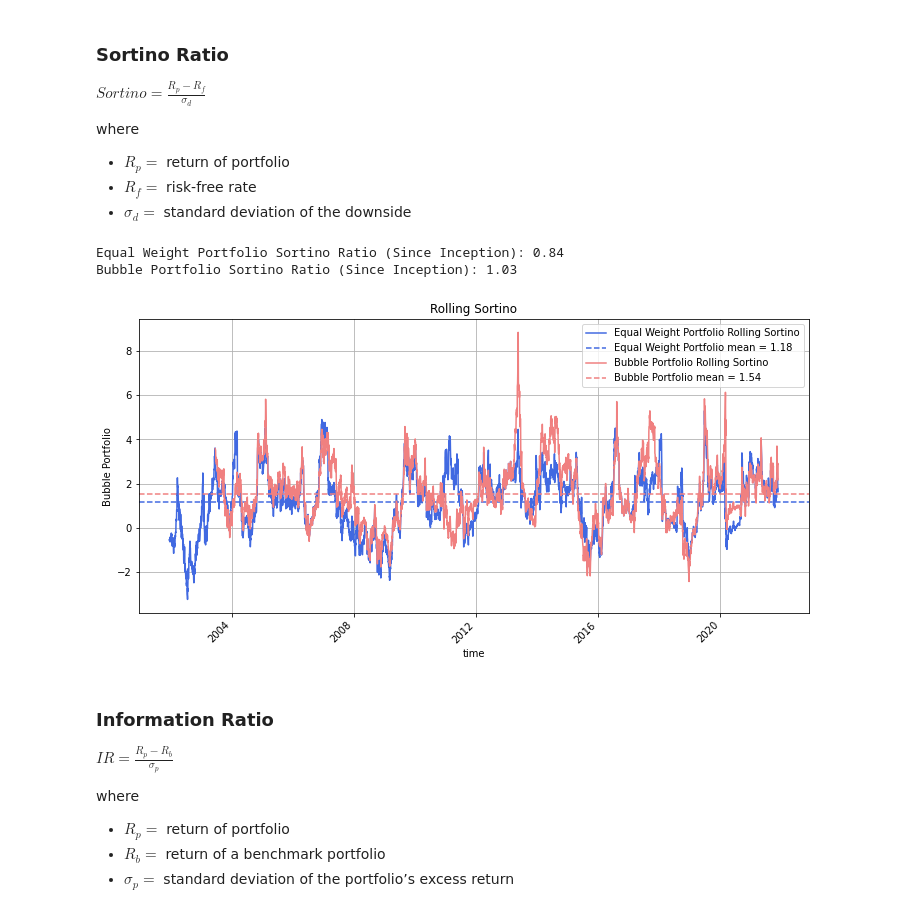
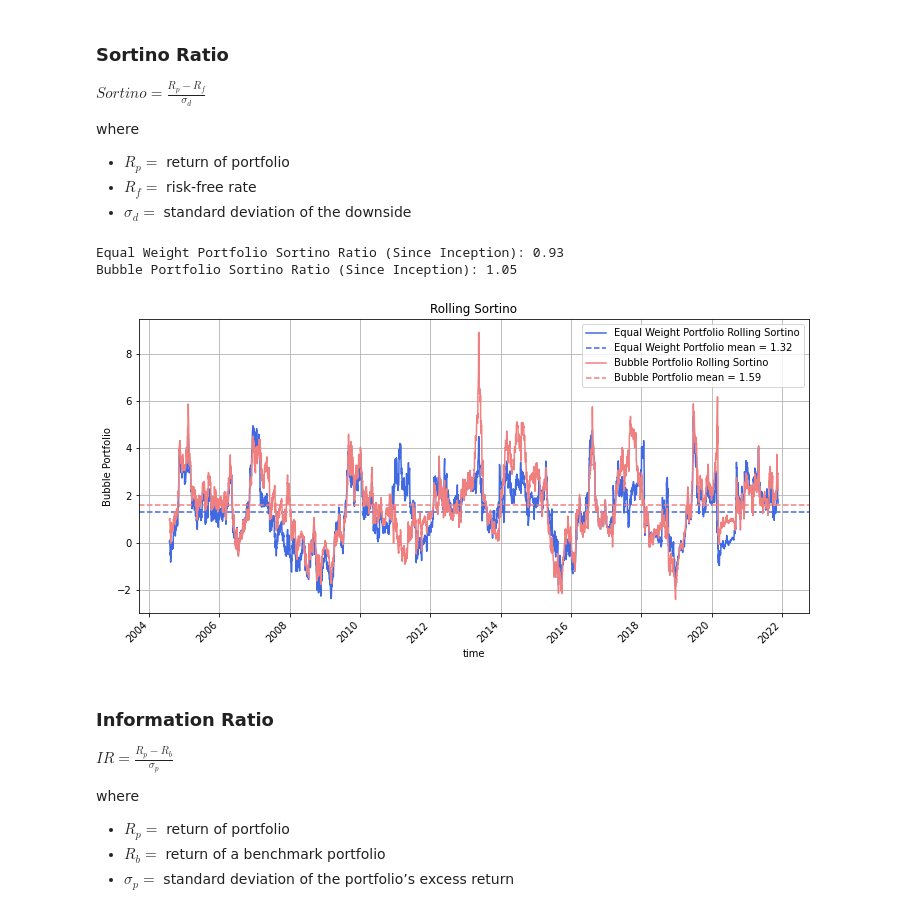
Before and after one commit to Boulder-Investment-Technologies/lppls-ci_tactical_asset_allocation, a Jupyter notebook: avoiding_bubbles.ipynb, the cells around one changed output. Drawn from its saved outputs; the diff is of its cells as text; code cells hidden in the pictures.

```diff
--- a/avoiding_bubbles.ipynb
+++ b/avoiding_bubbles.ipynb
@@ -47,7 +47,7 @@ import yfinance as yf
 
 from utils import plotting as plt_u # import utility functions for plotting
 
-START = '1997-05-30'
+START = '2004-01-30'
 END = '2021-11-24'
 LOOKBACK = 21 * 6 # 21 days in a trading month
 UNIVERSE_CSV = 'data/universe.csv'
@@ -202,7 +202,7 @@ bubble_portfolio_df['conf'] = bubble_portfolio_df['pos_conf'] - bubble_portfolio
 
 # prevent lookahead bias: use yesterday's conf score today
 bubble_portfolio_df['conf'] = bubble_portfolio_df['conf'].shift(2)
-bp_df = bubble_portfolio_df
+bp_df = bubble_portfolio_df[START:END]
 # # group pos_conf by month and take the mean,
 # # @TODO: it would be better to weight most recent observations heavier
 # conf_M = bubble_portfolio_df['conf'].groupby(pd.Grouper(freq='M')).mean()
@@ -327,24 +337,24 @@ where
 # %%
 plt_u.plot_sortino([
     (
-        df_D['Equal Weight Portfolio Returns'],
+        bp_df['Equal Weight Portfolio Returns'],
         RISK_FREE_RATE,
         (df_D['Equal Weight Portfolio Returns'][df_D['Equal Weight Portfolio Returns'] < 0]),
         'Equal Weight Portfolio',
         'royalblue',
     ),
     (
         bp_df['Bubble Portfolio Returns'],
         RISK_FREE_RATE,
         (bp_df['Bubble Portfolio Returns'][bp_df['Bubble Portfolio Returns'] < 0]),
         'Bubble Portfolio',
         'lightcoral'
     )
 ])
 # %% [output]
-Equal Weight Portfolio Sortino Ratio (Since Inception): 0.84
-Bubble Portfolio Sortino Ratio (Since Inception): 1.03
+Equal Weight Portfolio Sortino Ratio (Since Inception): 0.93
+Bubble Portfolio Sortino Ratio (Since Inception): 1.05
-[figure, old version]
+[figure, new version]
 # %% [markdown]
 ### Information Ratio
 
```
Also changed, not shown: parts of 11 cells of this notebook, 3 other files.
